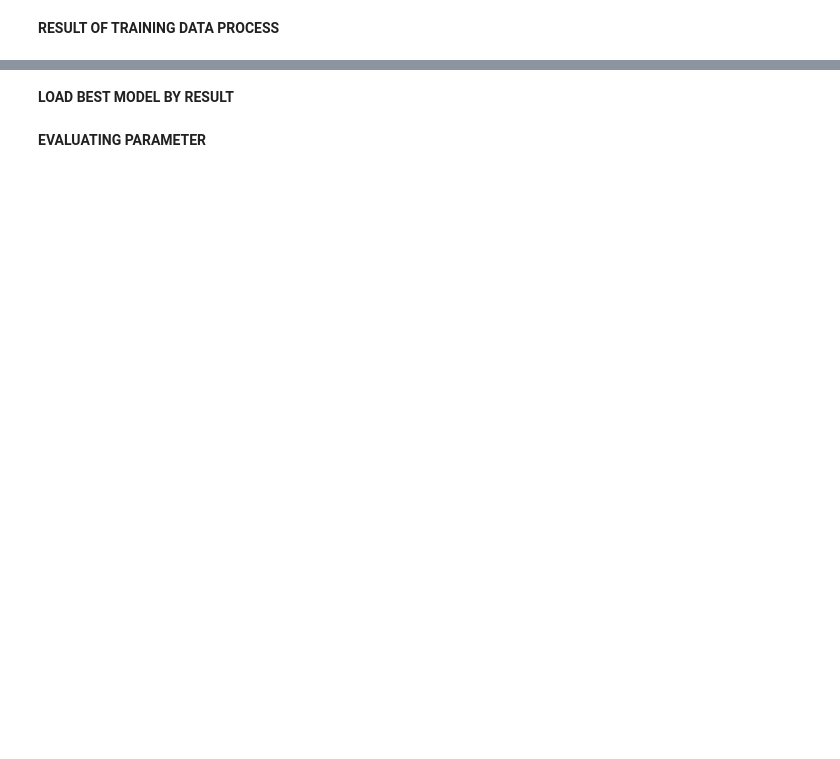
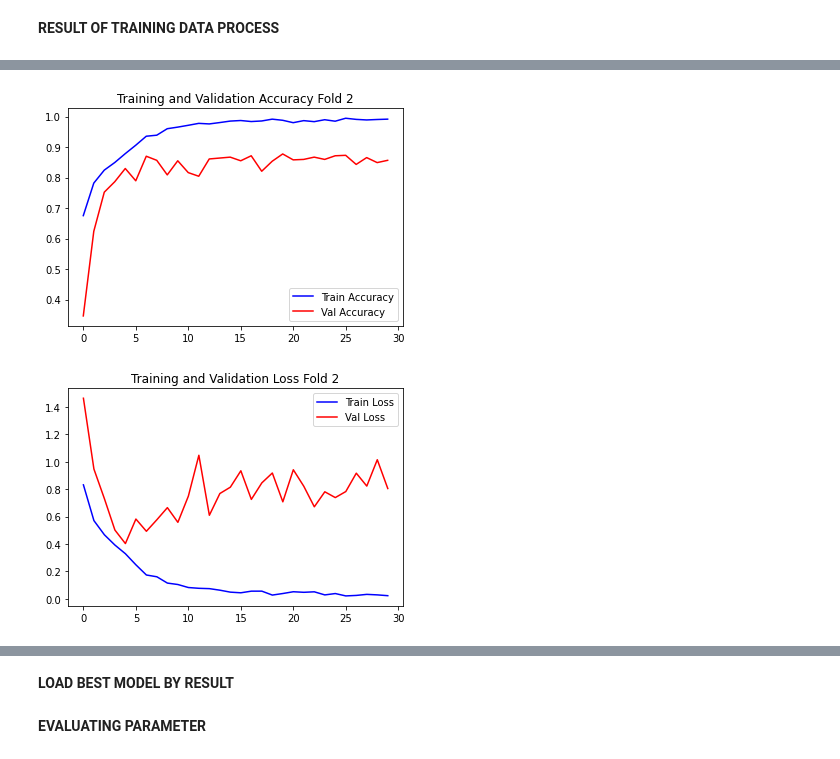
Before and after one commit to avishatr/TA, a Jupyter notebook: alexnet-corn-or-maize-disease-detectection.ipynb, the cells around one changed output, grey strips where cells are left out. Saved outputs shown, nothing was run; the diff lists cells and outputs as text; code cells hidden in the pictures; blank space fills up the shorter version.

```diff
--- a/alexnet-corn-or-maize-disease-detectection.ipynb
+++ b/alexnet-corn-or-maize-disease-detectection.ipynb
@@ -235,22 +284,25 @@ plt.show()
 # %%
 #FOLD 2
 #Train and validation accuracy
 plt.title('Training and Validation Accuracy Fold 2')
 plt.plot(model_history[1].history['accuracy'], label='Train Accuracy', color='blue', )
 plt.plot(model_history[1].history['val_accuracy'], label='Val Accuracy', color='red', )
 plt.legend()
 plt.savefig("Accuracy_fold 2.jpg")
 plt.show()
 
 plt.figure()
 
 #Train and validation loss
-plt.title('Training and Validation Accuracy Fold 2')
+plt.title('Training and Validation Loss Fold 2')
 plt.plot(model_history[1].history['loss'], label='Train Loss', color='blue', )
 plt.plot(model_history[1].history['val_loss'], label='Val Loss', color='red', )
 plt.legend()
 plt.savefig("Loss_fold 2.jpg")
 plt.show()
+# %% [output]
+[figure, added]
+[figure, added]
 # %%
 #FOLD 3
 #Train and validation accuracy
```
Also changed, not shown: parts of 19 cells of this notebook.
